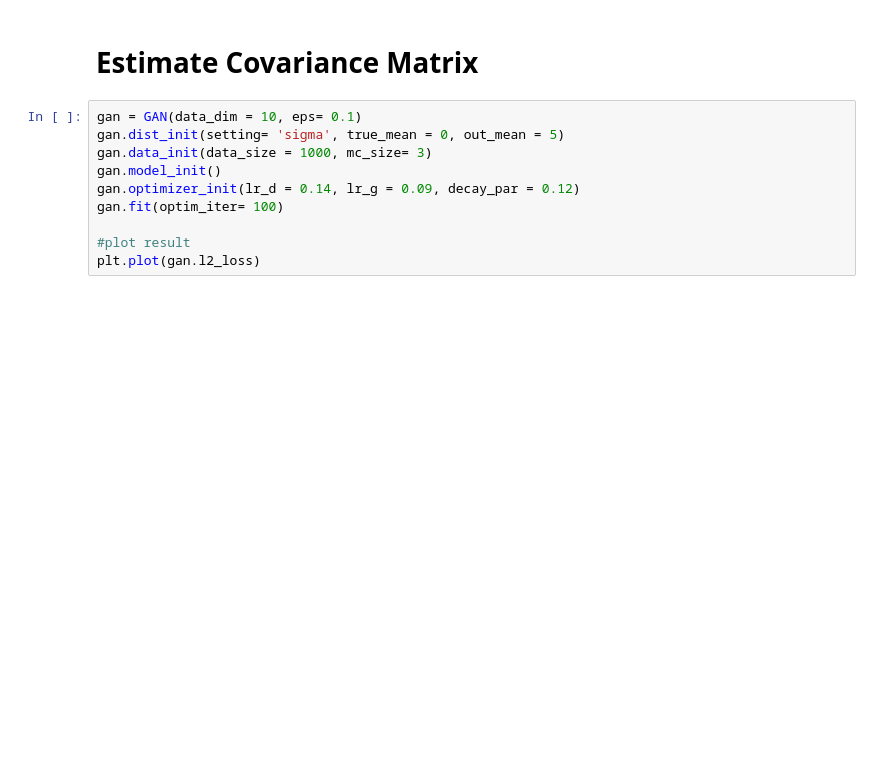
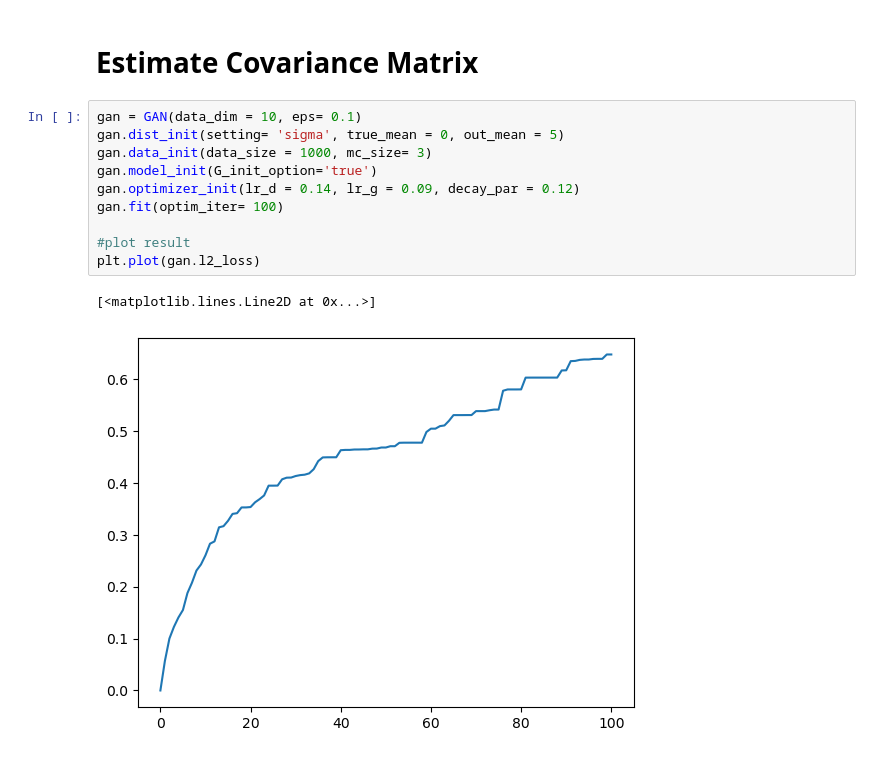
Before and after one commit to monarsan/robust-GAN, a Jupyter notebook: work/main/demo.ipynb, the cells around one changed output. Drawn from its saved outputs; the diff is of its cells as text; blank space fills up the shorter version.

```diff
--- a/work/main/demo.ipynb
+++ b/work/main/demo.ipynb
@@ -19,10 +22,13 @@ plt.plot(gan.l2_loss)
 # %%
 gan = GAN(data_dim = 10, eps= 0.1)
 gan.dist_init(setting= 'sigma', true_mean = 0, out_mean = 5)
 gan.data_init(data_size = 1000, mc_size= 3)
-gan.model_init()
+gan.model_init(G_init_option='true')
 gan.optimizer_init(lr_d = 0.14, lr_g = 0.09, decay_par = 0.12)
 gan.fit(optim_iter= 100)
 
 #plot result
 plt.plot(gan.l2_loss)
+# %% [output]
+[<matplotlib.lines.Line2D at 0x...>]
+[figure, added]
```
Also changed, not shown: parts of 1 cell of this notebook, 1 other file.
